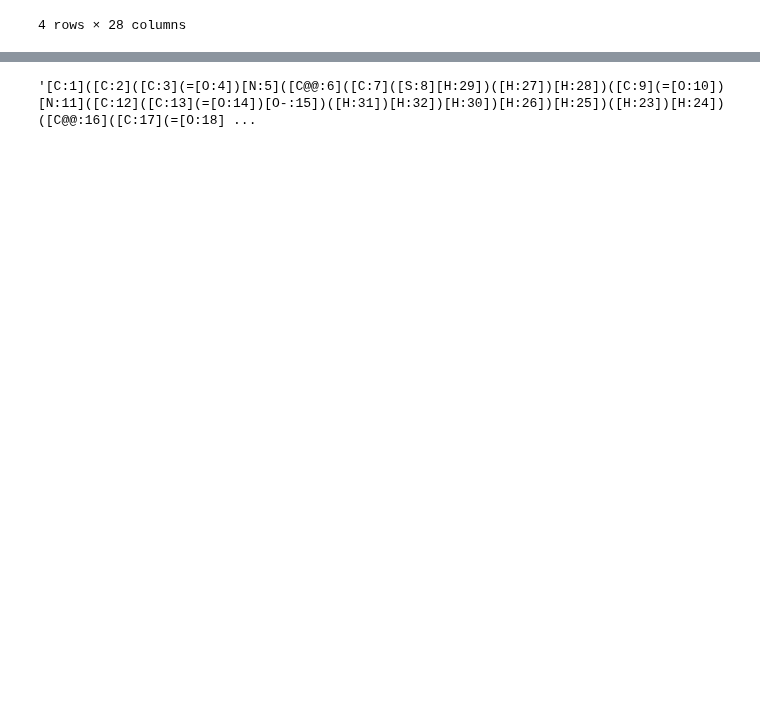
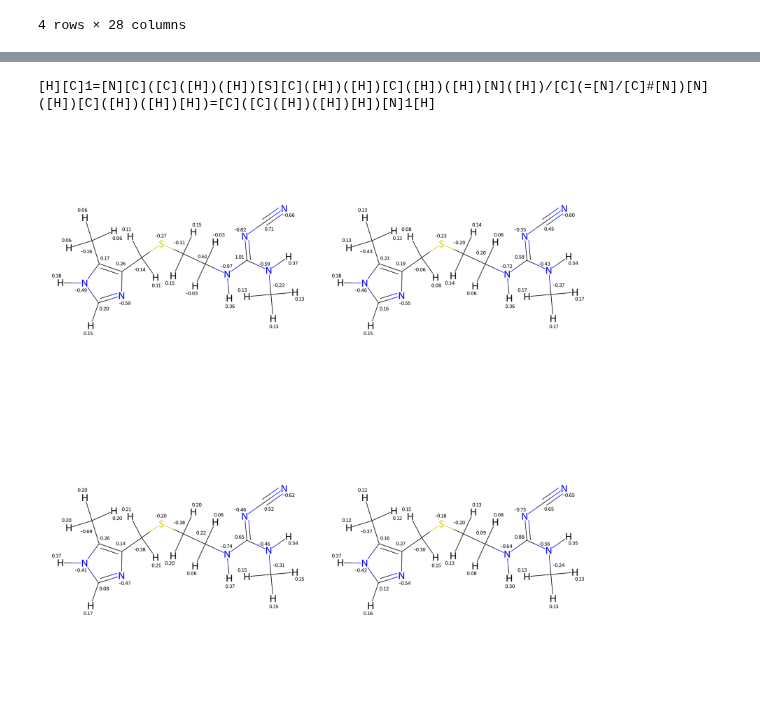
Before and after one commit to bismuthadams1/charge_paper, a Jupyter notebook: conformer_test/explore_parquet.ipynb, the cells around one changed output, grey strips where cells are left out. Drawn from its saved outputs; the diff is of its cells as text; code cells hidden in the pictures; blank space fills up the shorter version.

```diff
--- a/conformer_test/explore_parquet.ipynb
+++ b/conformer_test/explore_parquet.ipynb
@@ -512,4 +443,53 @@ subdf
-# %%
-subdf['molecule'].iloc[0]
-# %% [output]
-'[C:1]([C:2]([C:3](=[O:4])[N:5]([C@@:6]([C:7]([S:8][H:29])([H:27])[H:28])([C:9](=[O:10])[N:11]([C:12]([C:13](=[O:14])[O-:15])([H:31])[H:32])[H:30])[H:26])[H:25])([H:23])[H:24])([C@@:16]([C:17](=[O:18] ...
+# %%
+from rdkit.Chem.Draw import rdMolDraw2D, rdDepictor
+
+variation = (
+    df.groupby('smiles')['resp_charges']
+      .agg(lambda L: mean_atom_std(L))
+      .reset_index(name='mean_atom_std')
+)
+top_smiles = variation.nlargest(50, 'mean_atom_std')['smiles'].iloc[0]
+print(top_smiles)
+
+subdf = (
+    df[df['smiles'] == top_smiles]
+    .sort_values('conformer_no')
+    .reset_index(drop=True)
+)
+
+mols_for_drawing = []
+
+for row in subdf.iterrows():
+    row = row[1]
+    mol = Chem.MolFromSmiles(row.molecule, params)
+    mol2d = Chem.Mol(mol)               # deep copy, keeps atomNote props
+    AllChem.Compute2DCoords(mol2d)
+    for atom in mol2d.GetAtoms():
+        m = atom.GetAtomMapNum()
+        atom.SetAtomMapNum(0)  # clear map so it won’t render
+        if 1 <= m <= len(row.resp_charges):
+            chg = row.resp_charges[m-1]
+            atom.SetProp("RESP_CHG", f"{chg:.6f}")
+            atom.SetProp("atomNote", f"{chg:.2f}")
+        else:
+            atom.SetProp("atomNote", "")
+
+    mols_for_drawing.append(mol2d)
+
+# d = rdMolDraw2D.MolDraw2DSVG(-1, -1)
+# d.drawOptions().padding = 0.0
+# d.drawOptions().scalingFactor = 30
+
+
+Img = Draw.MolsToGridImage(
+    mols_for_drawing[:4],
+    molsPerRow=min(n_confs, 2),
+    subImgSize=(1000,1000),
+    useSVG=False,
+    returnPNG=False,
+    # legends=[f"{i+1}" for i,_ in enumerate(mols_for_drawing)]
+)
+Img
+# %% [output]
+[H][C]1=[N][C]([C]([H])([H])[S][C]([H])([H])[C]([H])([H])[N]([H])/[C](=[N]/[C]#[N])[N]([H])[C]([H])([H])[H])=[C]([C]([H])([H])[H])[N]1[H]
+[figure, added]
```
Also changed, not shown: parts of 15 cells of this notebook, 17 other files.
